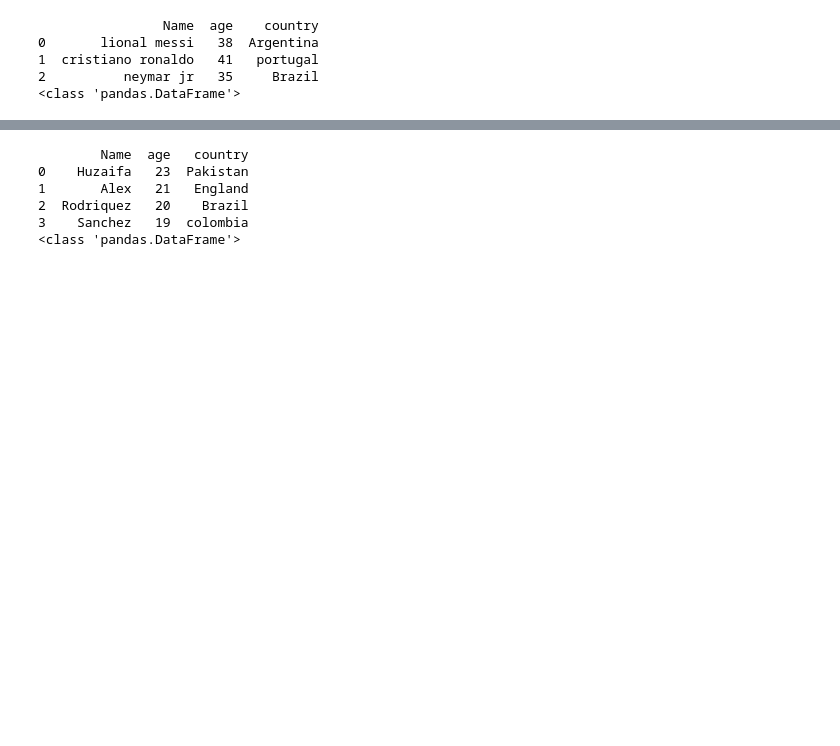
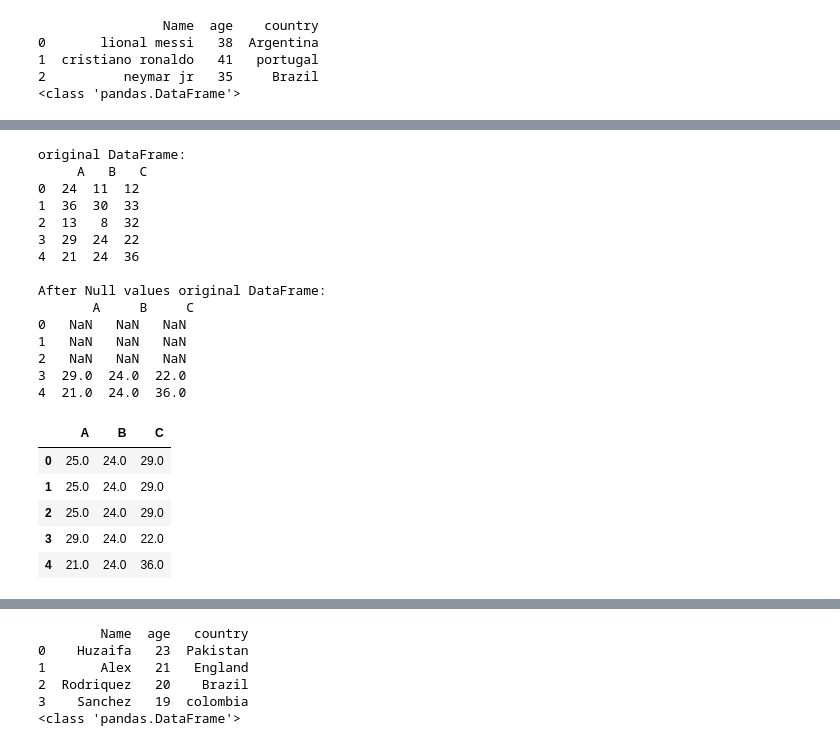
Before and after one commit to huzaifawaheed10/LIBRARIES_IN_PYTHON, a Jupyter notebook: LIBRARIES FOR DATA ANALYSIS.ipynb, the cells around one changed output, grey strips where cells are left out. Cells and saved outputs as stored; diff of their text form; code cells hidden in the pictures; blank space fills up the shorter version.

```diff
--- a/LIBRARIES FOR DATA ANALYSIS.ipynb
+++ b/LIBRARIES FOR DATA ANALYSIS.ipynb
@@ -248,0 +773,34 @@ print(type(data))
+# %%
+df=pd.DataFrame(np.random.randint(1,41,size=(5,3)),columns=['A','B','C'])
+print(f"original DataFrame:\n {df}\n")
+
+df.iloc[1:3]=np.nan
+df.iloc[2:3]=np.nan
+df.iloc[0:2]=np.nan
+
+print(f"After Null values original DataFrame:\n {df}\n")
+
+df.fillna(df.mean(),inplace=True)
+df
+# %% [output]
+original DataFrame:
+     A   B   C
+0  24  11  12
+1  36  30  33
+2  13   8  32
+3  29  24  22
+4  21  24  36
+
+After Null values original DataFrame:
+       A     B     C
+0   NaN   NaN   NaN
+1   NaN   NaN   NaN
+2   NaN   NaN   NaN
+3  29.0  24.0  22.0
+4  21.0  24.0  36.0
+|  | A | B | C |
+| 0 | 25.0 | 24.0 | 29.0 |
+| 1 | 25.0 | 24.0 | 29.0 |
+| 2 | 25.0 | 24.0 | 29.0 |
+| 3 | 29.0 | 24.0 | 22.0 |
+| 4 | 21.0 | 24.0 | 36.0 |
```
Also changed, not shown: parts of 27 cells of this notebook.
